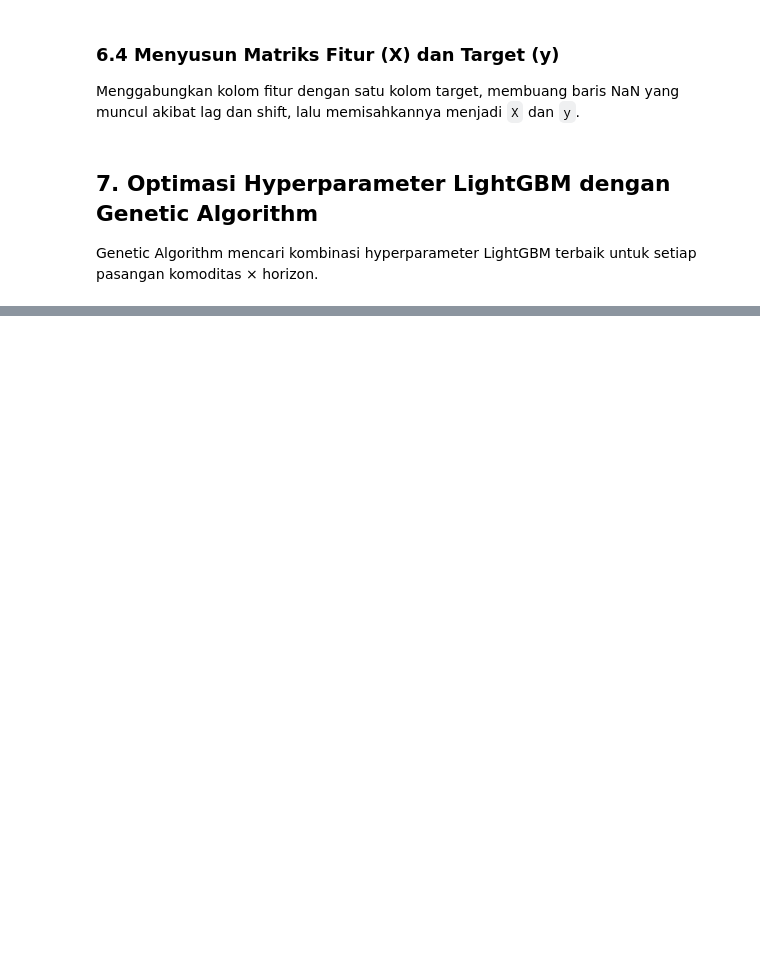
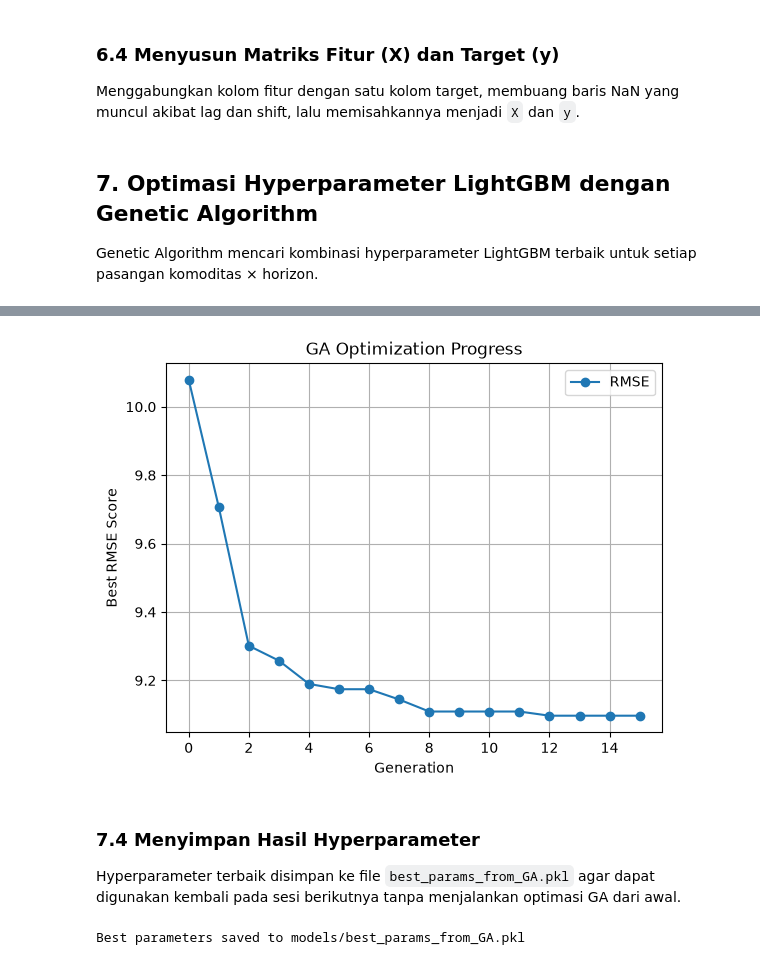
Before and after one commit to YosiaCoKR/program-skripsi, a Jupyter notebook: webapp/research/code.ipynb, the cells around one changed output, grey strips where cells are left out. Drawn from its saved outputs; the diff is of its cells as text; code cells hidden in the pictures; blank space fills up the shorter version.

```diff
--- a/webapp/research/code.ipynb
+++ b/webapp/research/code.ipynb
@@ -435,7 +438,7 @@ def fitness_function(params, X, y):
         X_train, X_test = X.iloc[train_index], X.iloc[test_index]
         y_train, y_test = y.iloc[train_index], y.iloc[test_index]
 
-        model = lgb.LGBMRegressor(**params, verbose=-1)
+        model = lgb.LGBMRegressor(**params, verbose=-1, n_jobs=-1)
         model.fit(
             X_train,
             y_train,
@@ -469,9 +472,9 @@ def fitness_func_pygad(ga_instance, solution, solution_idx):
 
 def run_for_ga(X, y):
     genetic_algorithm_instance = pygad.GA(
-        num_generations=30,
+        num_generations=15,
         num_parents_mating=15,
-        sol_per_pop=40,
+        sol_per_pop=30,
         fitness_func=fitness_func_pygad,
         num_genes=11,
         mutation_percent_genes=[20, 5],
@@ -496,6 +499,7 @@ def run_for_ga(X, y):
         mutation_type="adaptive",
         keep_elitism=2,
         on_generation=on_generation,
+        parallel_processing=["thread", None],
     )
     genetic_algorithm_instance.run()
     best_solution, best_solution_fitness, best_solution_idx = (
@@ -505,7 +509,7 @@ def run_for_ga(X, y):
 
 
 def on_generation(ga_instance):
-    best_fitness = ga_instance.best_solution()[1]
+    best_fitness = np.max(ga_instance.last_generation_fitness)
     print(f"Generation : {ga_instance.generations_completed}")
     print(f"RMSE : {-best_fitness:.4f}")
     print("--------------------------------------------------")
@@ -515,8 +519,10 @@ best_params_from_GA = {}
 for col in comodity_cols:
     best_params_from_GA[col] = {}
     for h in horizontal_features:
-        X = df_features[feature_cols_for(col)].dropna()
-        y = df_features.loc[X.index, f"{col}_target_h{h}"]
+        target_col = f"{col}_target_h{h}"
+        model_data = df_features[feature_cols_for(col) + [target_col]].dropna()
+        X = model_data[feature_cols_for(col)]
+        y = model_data[target_col]
         best_solution, ga_instance = run_for_ga(X, y)
 
         best_params_from_GA[col][h] = {
@@ -554,0 +703,24 @@ ValueError: Input contains NaN.
+# %%
+rmse_params = [-rmse_history for rmse_history in ga_instance.best_solutions_fitness]
+
+
+plt.plot(rmse_params, marker="o", linestyle="-")
+plt.legend(["RMSE"])
+plt.xlabel("Generation")
+plt.ylabel("Best RMSE Score")
+plt.title("GA Optimization Progress")
+plt.grid(True)
+plt.show()
+# %% [output]
+[figure, added]
+# %% [markdown]
+### 7.4 Menyimpan Hasil Hyperparameter
+
+Hyperparameter terbaik disimpan ke file `best_params_from_GA.pkl` agar dapat digunakan kembali pada sesi berikutnya tanpa menjalankan optimasi GA dari awal.
+# %%
+BEST_PARAMS_PATH = "best_params_from_GA.pkl"
+
+jl.dump(best_params_from_GA, f"models/{BEST_PARAMS_PATH}")
+print(f"Best parameters saved to models/{BEST_PARAMS_PATH}")
+# %% [output]
+Best parameters saved to models/best_params_from_GA.pkl
```
Also changed, not shown: parts of 12 cells of this notebook, 7 other files.
